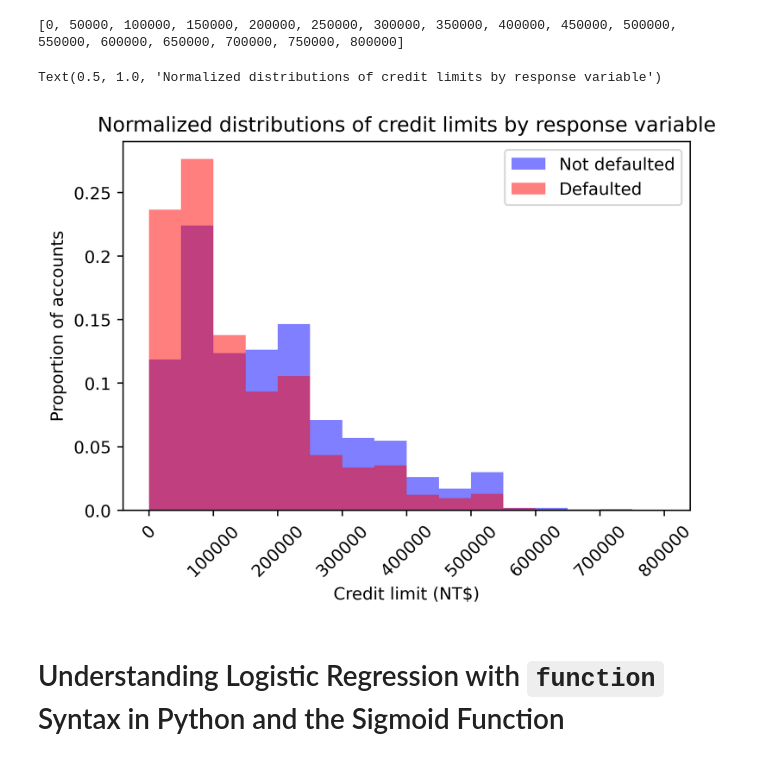
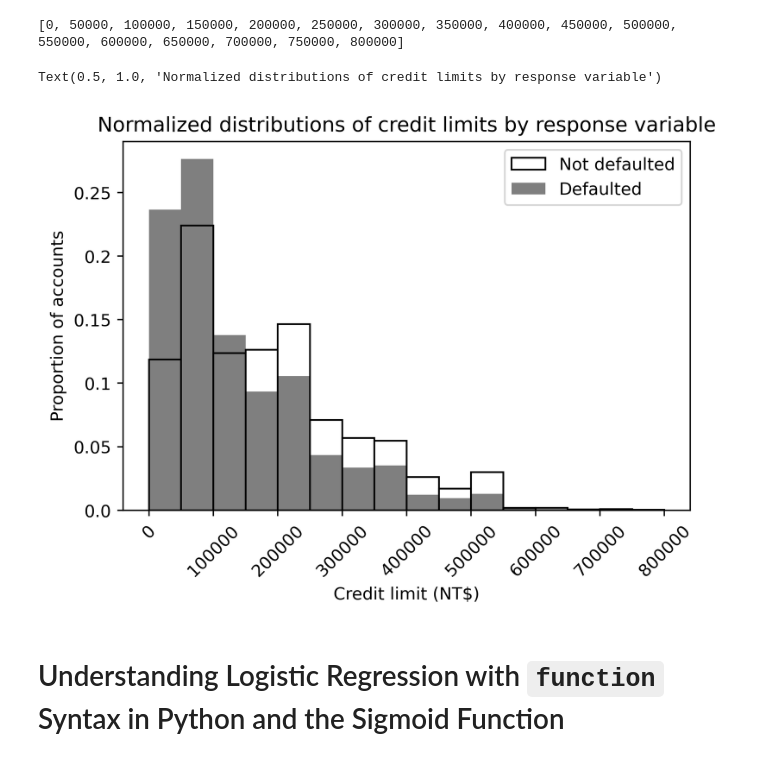
Before and after one commit to TrainingByPackt/Data-Science-Projects-With-Python-Second-Edition, a Jupyter notebook: Chapter_03/Chapter_03_Complete.ipynb, the cells around one changed output. Saved outputs shown, nothing was run; the diff lists cells and outputs as text; code cells hidden in the pictures.

```diff
--- a/Chapter_03/Chapter_03_Complete.ipynb
+++ b/Chapter_03/Chapter_03_Complete.ipynb
@@ -269,23 +277,25 @@ print(bin_edges)
 # %%
 mpl.rcParams['figure.dpi'] = 400
 axes = plt.axes()
 axes.hist(
     df.loc[neg_mask, 'LIMIT_BAL'],
-    bins=bin_edges, alpha=0.5, density=True, color='blue')
+    bins=bin_edges, density=True,
+    edgecolor='black', color='white')
 axes.hist(
     df.loc[pos_mask, 'LIMIT_BAL'],
-    bins=bin_edges, alpha=0.5, density=True, color='red')
+    bins=bin_edges, density=True, alpha=0.5,
+    edgecolor=None, color='black')
 axes.tick_params(axis='x', labelrotation=45)
 axes.set_xlabel('Credit limit (NT$)')
 axes.set_ylabel('Proportion of accounts')
 y_ticks = axes.get_yticks()
 axes.set_yticklabels(np.round(y_ticks*50000,2))
 axes.legend(['Not defaulted', 'Defaulted'])
 axes.set_title(
     'Normalized distributions of credit limits by response variable')
 # %% [output]
 Text(0.5, 1.0, 'Normalized distributions of credit limits by response variable')
-[figure, old version]
+[figure, new version]
 # %% [markdown]
 # Understanding Logistic Regression with `function` Syntax in Python and the Sigmoid Function
 # %%
```
Also changed, not shown: parts of 5 cells of this notebook, 1 other file.
